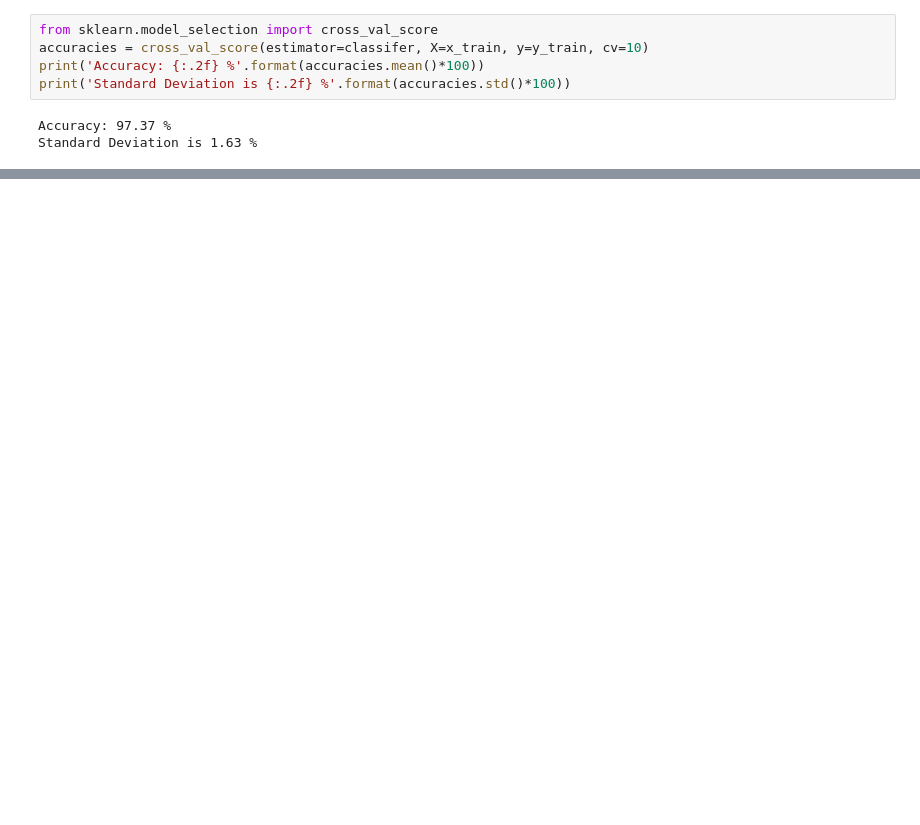
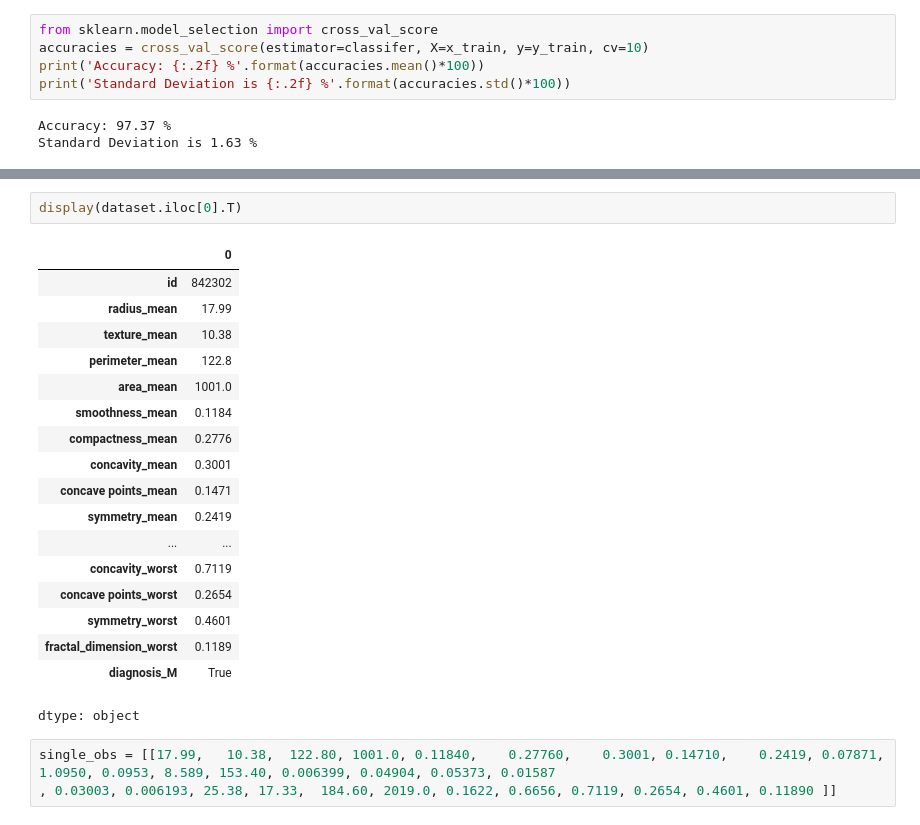
Before and after one commit to SazzadHossain1461/Breast-Cancer-Detection, a Jupyter notebook: Breast_Cancer_Detection.ipynb, the cells around one changed output, grey strips where cells are left out. Saved outputs shown, nothing was run; the diff lists cells and outputs as text; blank space fills up the shorter version.

```diff
--- a/Breast_Cancer_Detection.ipynb
+++ b/Breast_Cancer_Detection.ipynb
@@ -462,0 +513,24 @@ Standard Deviation is 1.63 %
+# %%
+display(dataset.iloc[0].T)
+# %% [output]
+|  | 0 |
+| id | 842302 |
+| radius_mean | 17.99 |
+| texture_mean | 10.38 |
+| perimeter_mean | 122.8 |
+| area_mean | 1001.0 |
+| smoothness_mean | 0.1184 |
+| compactness_mean | 0.2776 |
+| concavity_mean | 0.3001 |
+| concave points_mean | 0.1471 |
+| symmetry_mean | 0.2419 |
+| ... | ... |
+| concavity_worst | 0.7119 |
+| concave points_worst | 0.2654 |
+| symmetry_worst | 0.4601 |
+| fractal_dimension_worst | 0.1189 |
+| diagnosis_M | True |
+dtype: object
+# %%
+single_obs = [[17.99,	10.38,	122.80,	1001.0,	0.11840,	0.27760,	0.3001,	0.14710,	0.2419, 0.07871, 1.0950, 0.0953, 8.589, 153.40, 0.006399, 0.04904, 0.05373, 0.01587
+, 0.03003, 0.006193, 25.38,	17.33,	184.60,	2019.0,	0.1622,	0.6656,	0.7119,	0.2654,	0.4601,	0.11890	]]
```
Also changed, not shown: parts of 10 cells of this notebook.
